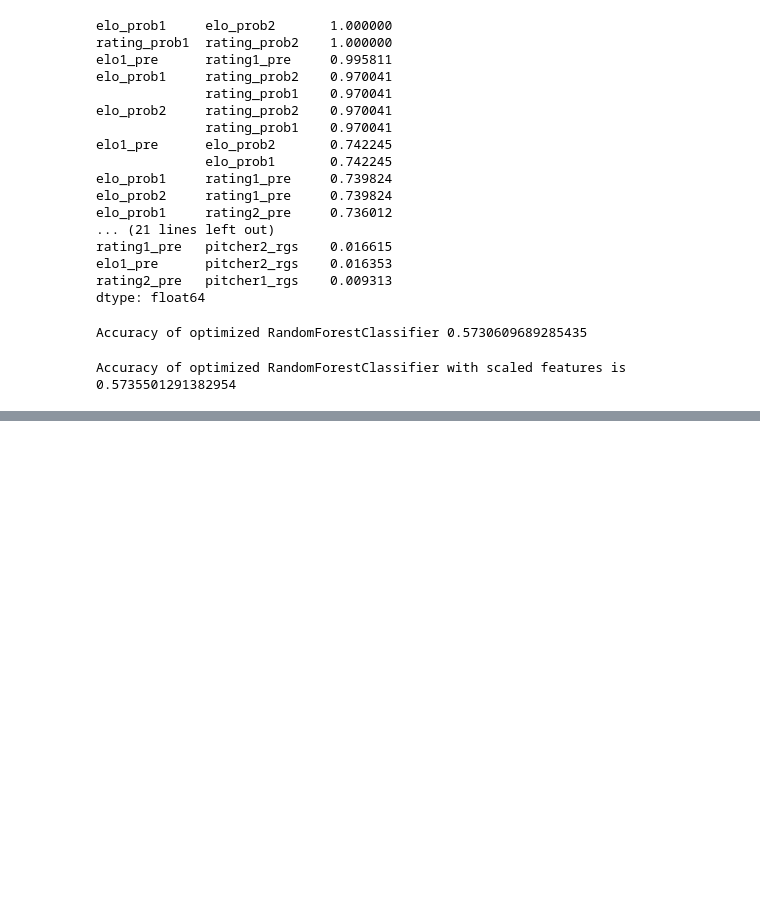
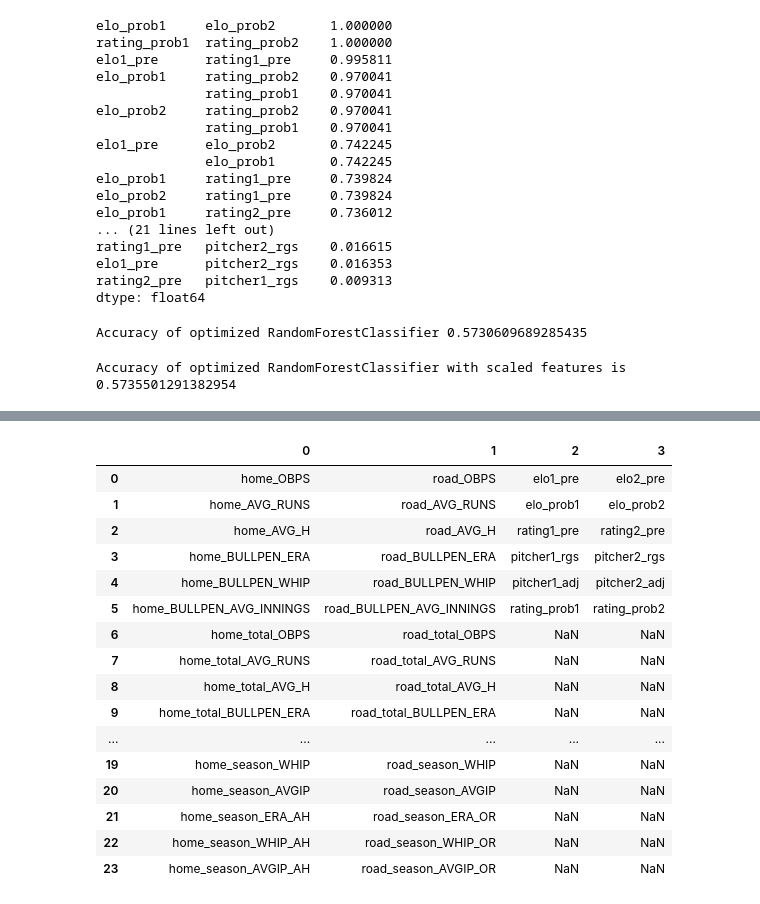
Before and after one commit to asoane34/retrosheet_analysis, a Jupyter notebook: 01classification_win_loss.ipynb, the cells around one changed output, grey strips where cells are left out. Saved outputs shown, nothing was run; the diff lists cells and outputs as text; code cells hidden in the pictures; blank space fills up the shorter version.

```diff
--- a/01classification_win_loss.ipynb
+++ b/01classification_win_loss.ipynb
@@ -306,0 +309,9 @@ The performance is still below that of the baseline LogisticRegression model. NE
+# %%
+#generate list of all features
+all_features = pd.Series(X.columns)
+#split into list of home/road features, collected from retrosheet
+home_team_retro = all_features[all_features.str.contains('home')]
+road_team_retro = all_features[all_features.str.contains('road')]
+#split into list of home/road features, collected from elo dataset
+home_team_elo = all_features[all_features.str.contains('1')]
+road_team_elo = all_features[all_features.str.contains('2')]
@@ -306,0 +343,30 @@ The performance is still below that of the baseline LogisticRegression model. NE
+# %%
+#home_record is showing up in home_team_features, dropping from axis
+home_team_retro = home_team_retro.drop(69, axis = 0)
+# %%
+#reset indices, combine like series into dataframe to look at feature names together
+home_team_retro = home_team_retro.reset_index(drop = True)
+road_team_retro = road_team_retro.reset_index(drop = True)
+home_team_elo = home_team_elo.reset_index(drop = True)
+road_team_elo = road_team_elo.reset_index(drop = True)
+
+#concat retro features together to examine side by side
+pd.concat([home_team_retro, road_team_retro, home_team_elo, road_team_elo], axis = 1)
+# %% [output]
+|  | 0 | 1 | 2 | 3 |
+| 0 | home_OBPS | road_OBPS | elo1_pre | elo2_pre |
+| 1 | home_AVG_RUNS | road_AVG_RUNS | elo_prob1 | elo_prob2 |
+| 2 | home_AVG_H | road_AVG_H | rating1_pre | rating2_pre |
+| 3 | home_BULLPEN_ERA | road_BULLPEN_ERA | pitcher1_rgs | pitcher2_rgs |
+| 4 | home_BULLPEN_WHIP | road_BULLPEN_WHIP | pitcher1_adj | pitcher2_adj |
+| 5 | home_BULLPEN_AVG_INNINGS | road_BULLPEN_AVG_INNINGS | rating_prob1 | rating_prob2 |
+| 6 | home_total_OBPS | road_total_OBPS | NaN | NaN |
+| 7 | home_total_AVG_RUNS | road_total_AVG_RUNS | NaN | NaN |
+| 8 | home_total_AVG_H | road_total_AVG_H | NaN | NaN |
+| 9 | home_total_BULLPEN_ERA | road_total_BULLPEN_ERA | NaN | NaN |
+| ... | ... | ... | ... | ... |
+| 19 | home_season_WHIP | road_season_WHIP | NaN | NaN |
+| 20 | home_season_AVGIP | road_season_AVGIP | NaN | NaN |
+| 21 | home_season_ERA_AH | road_season_ERA_OR | NaN | NaN |
+| 22 | home_season_WHIP_AH | road_season_WHIP_OR | NaN | NaN |
+| 23 | home_season_AVGIP_AH | road_season_AVGIP_OR | NaN | NaN |
```
Also changed, not shown: parts of 8 cells of this notebook.
